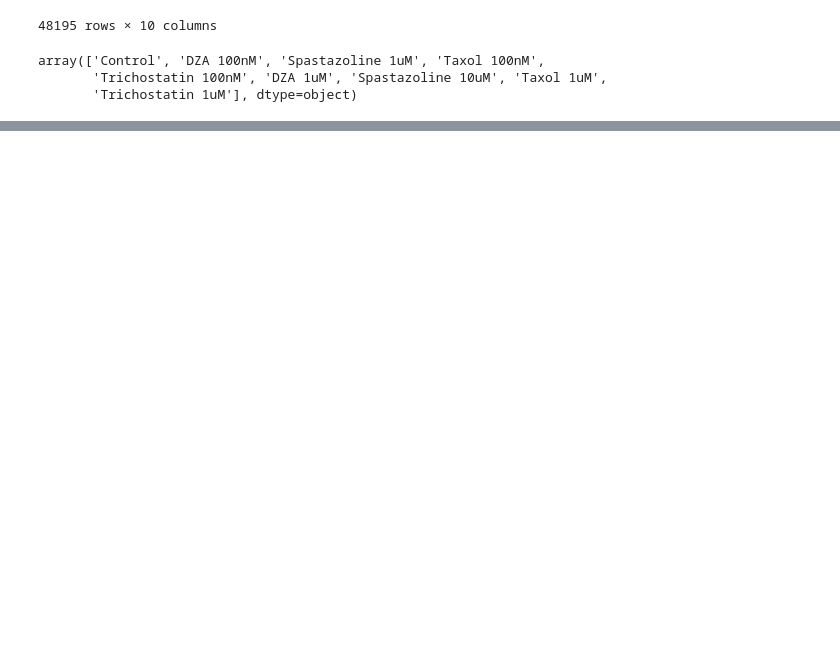
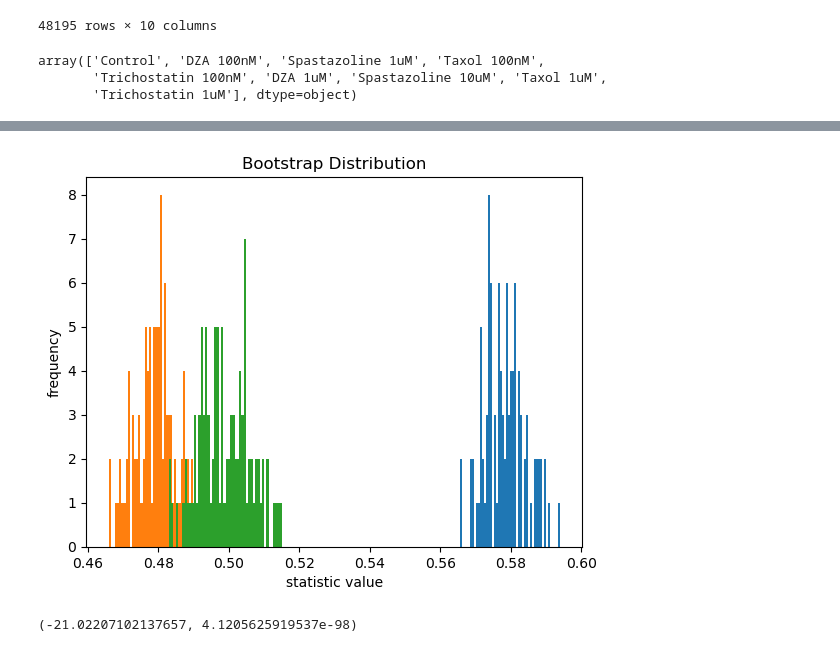
Before and after one commit to sofiacruzt/sofia-brouhardlab, a Jupyter notebook: dynamics/EJCB2023/Untitled.ipynb, the cells around one changed output, grey strips where cells are left out. Drawn from its saved outputs; the diff is of its cells as text; code cells hidden in the pictures; blank space fills up the shorter version.

```diff
--- a/dynamics/EJCB2023/Untitled.ipynb
+++ b/dynamics/EJCB2023/Untitled.ipynb
@@ -52,0 +127,29 @@ data_tx100 =  data[(data['CONDITION']=='Taxol 100nM')]
+# %%
+rng = np.random.default_rng()
+# %%
+data_ctl_speed = (data_ctl['TRACK_MEAN_SPEED (um/min)'],)
+res_ctl = bootstrap(data_ctl_speed, np.mean, confidence_level=0.9, n_resamples=100,
+                random_state=rng)
+# %%
+data_spa_speed = (data_spa['TRACK_MEAN_SPEED (um/min)'],)
+res_spa = bootstrap(data_spa_speed, np.mean, confidence_level=0.9, n_resamples=100,
+                random_state=rng)
+# %%
+data_tx100_speed = (data_tx100['TRACK_MEAN_SPEED (um/min)'],)
+res_tx100 = bootstrap(data_tx100_speed, np.mean, confidence_level=0.90, n_resamples=100,
+                random_state=rng)
+# %%
+fig, ax = plt.subplots()
+ax.hist(res_ctl.bootstrap_distribution, bins=50)
+ax.hist(res_spa.bootstrap_distribution, bins=50)
+ax.hist(res_tx100.bootstrap_distribution, bins=50)
+ax.set_title('Bootstrap Distribution')
+ax.set_xlabel('statistic value')
+ax.set_ylabel('frequency')
+plt.show()
+# %% [output]
+[figure, added]
+# %%
+ztest(res_spa.bootstrap_distribution,res_tx100.bootstrap_distribution)
+# %% [output]
+(-21.02207102137657, 4.1205625919537e-98)
```
Also changed, not shown: parts of 8 cells of this notebook, 2 other files.
